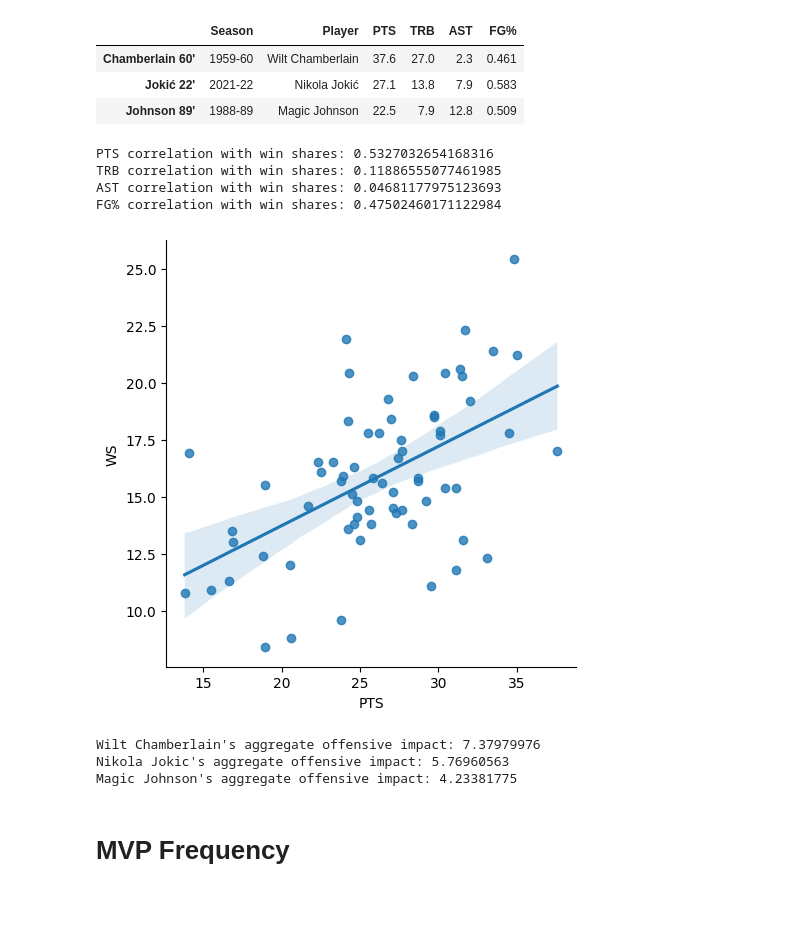
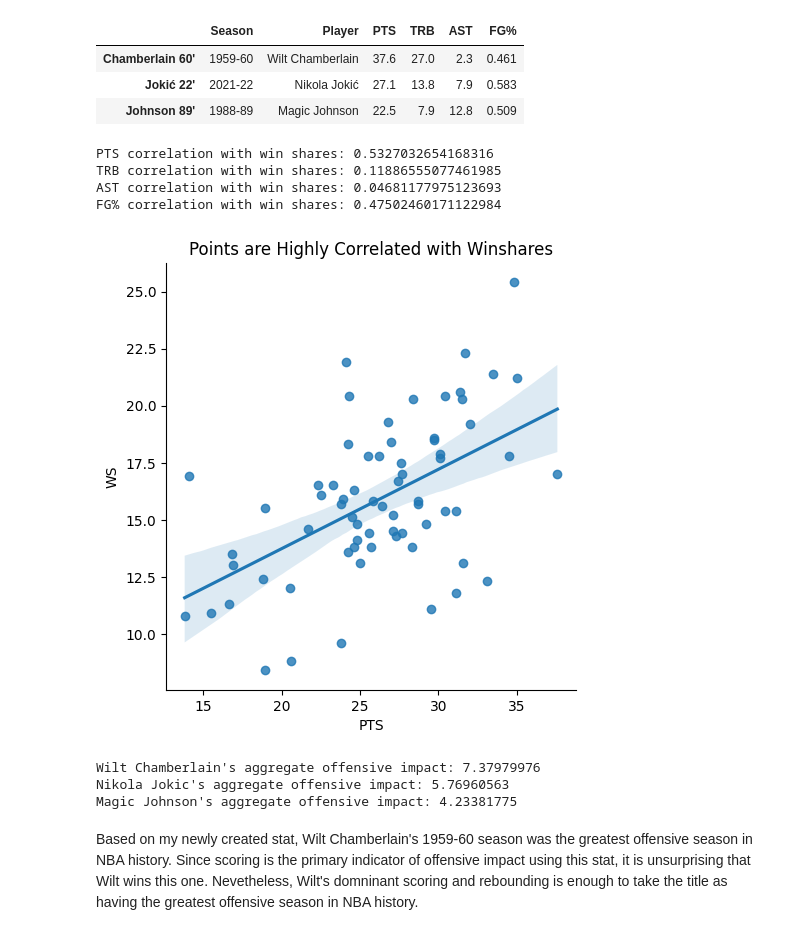
Before and after one commit to BrandonYChan/Data-Visualization-Project, a Jupyter notebook: MVP.ipynb, the cells around one changed output. Drawn from its saved outputs; the diff is of its cells as text; code cells hidden in the pictures; blank space fills up the shorter version.

```diff
--- a/MVP.ipynb
+++ b/MVP.ipynb
@@ -174,23 +182,20 @@ best_season_df[['Season', 'Player', 'PTS', 'TRB', 'AST', 'FG%']]
 | Jokić 22' | 2021-22 | Nikola Jokić | 27.1 | 13.8 | 7.9 | 0.583 |
 | Johnson 89' | 1988-89 | Magic Johnson | 22.5 | 7.9 | 12.8 | 0.509 |
 # %%
-# fig, ax=plt.subplots(ncols = 4, figsize=(15, 5))
 sns.lmplot(data=MVP, x='PTS', y='WS')
-# sns.lmplot(data=MVP, x='TRB', y='WS')
-# sns.lmplot(data=MVP, x='AST', y='WS')
-# sns.lmplot(data=MVP, x='FG%', y='WS')
+plt.title("Points are Highly Correlated with Winshares")
 
 stats = ['PTS', 'TRB', 'AST', 'FG%']
 
 for stat in stats:
     print(stat + " correlation with win shares: ", end="")
     print(np.corrcoef(MVP[stat], MVP['WS'])[0][1])
 # %% [output]
 PTS correlation with win shares: 0.5327032654168316
 TRB correlation with win shares: 0.11886555077461985
 AST correlation with win shares: 0.04681177975123693
 FG% correlation with win shares: 0.47502460171122984
-[figure, old version]
+[figure, new version]
 # %%
 # I created a new proprietary stat based on stat correlation with win shares
 def aggregate_offensive_impact(PTS, TRB, AST, FGP):
@@ -209,5 +214,5 @@ print(f"Magic Johnson's aggregate offensive impact: {magic_AOI}")
 Wilt Chamberlain's aggregate offensive impact: 7.37979976
 Nikola Jokic's aggregate offensive impact: 5.76960563
 Magic Johnson's aggregate offensive impact: 4.23381775
-# %% [markdown]
-# MVP Frequency
+# %% [markdown]
+Based on my newly created stat, Wilt Chamberlain's 1959-60 season was the greatest offensive season in NBA history. Since scoring is the primary indicator of offensive impact using this stat, it is unsurprising that Wilt wins this one. Nevetheless, Wilt's domninant scoring and rebounding is enough to take the title as having the greatest offensive season in NBA history.
```
Also changed, not shown: parts of 10 cells of this notebook.
